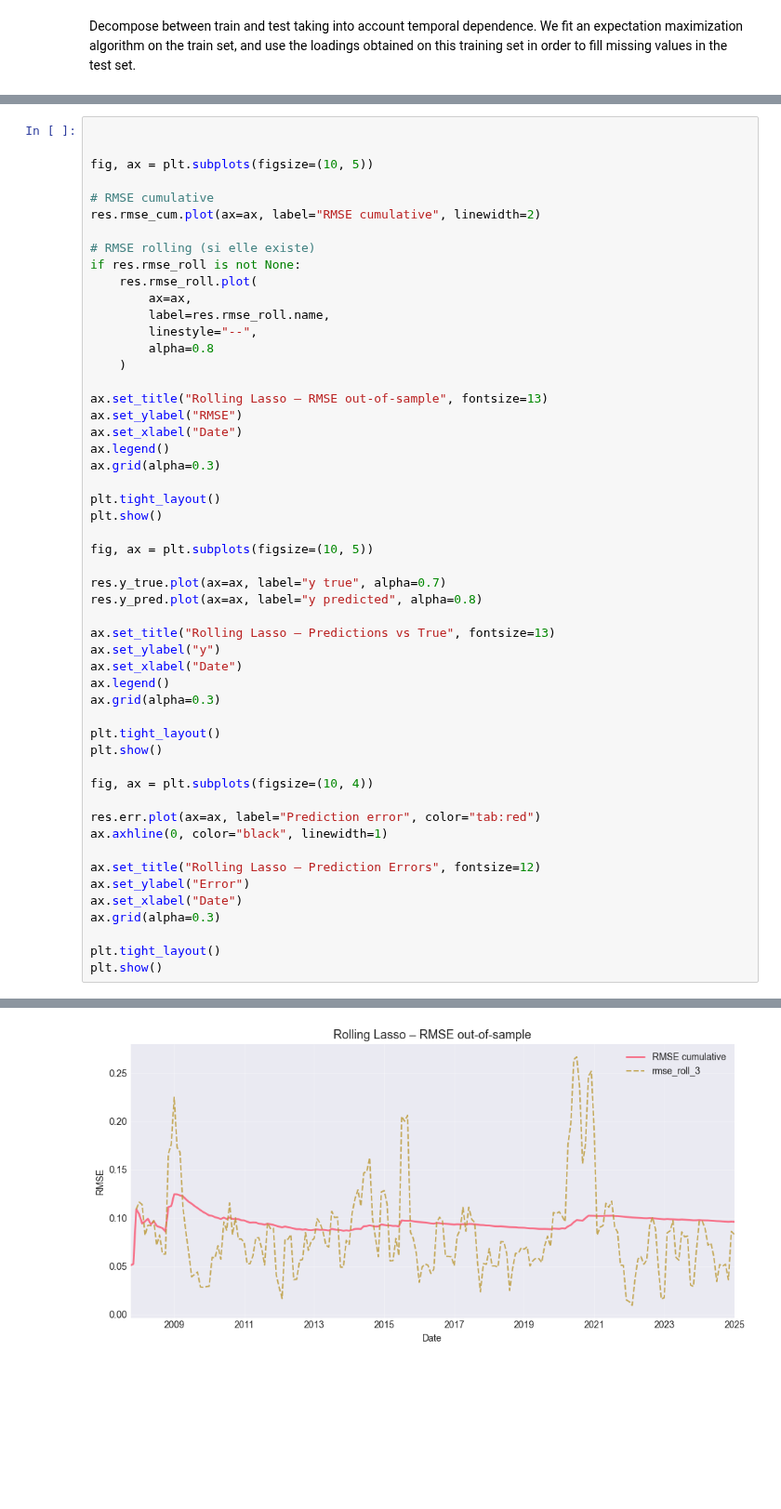
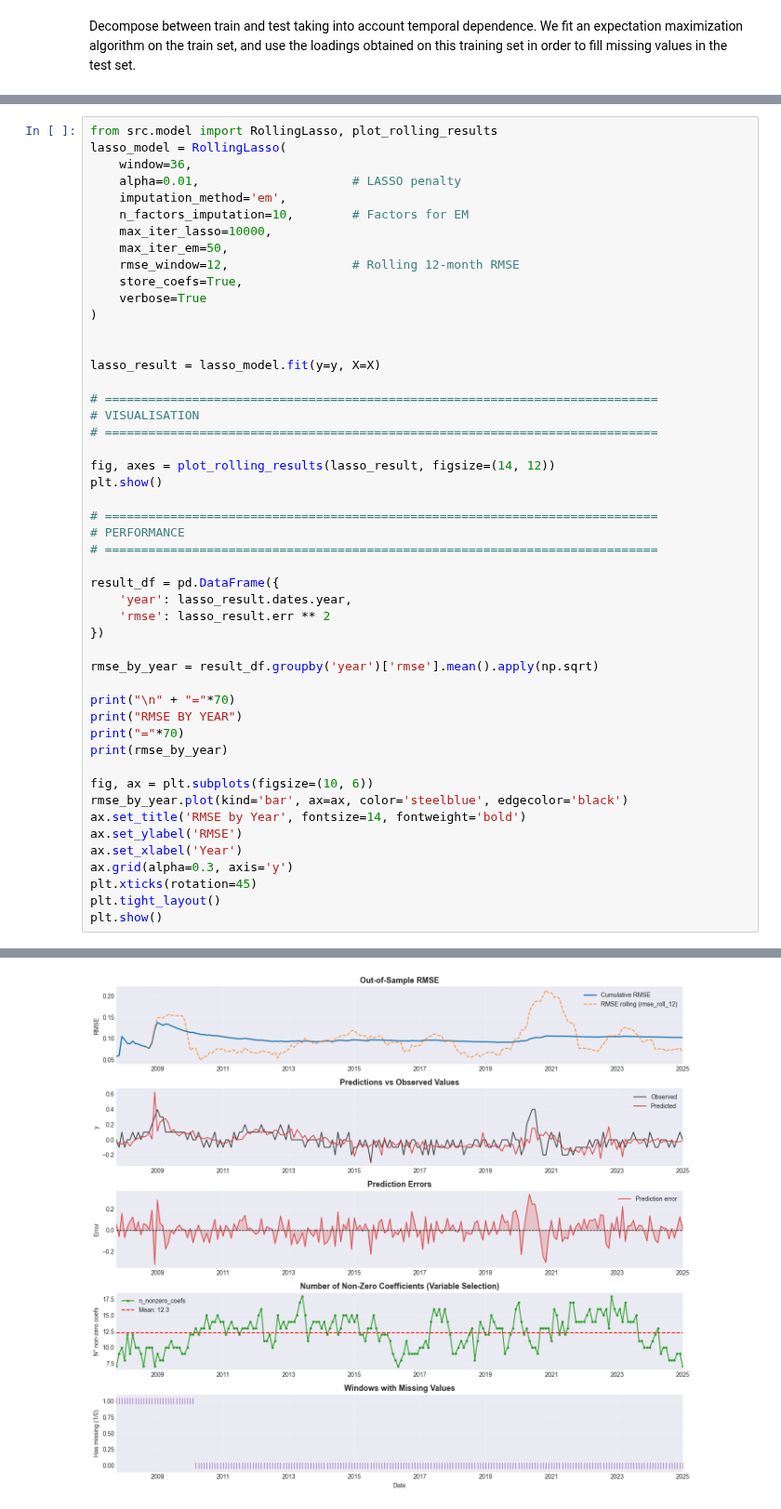
Before and after one commit to Timodang/Macro-financial-index, a Jupyter notebook: main.ipynb, the cells around one changed output, grey strips where cells are left out. Shown at 93% size. Saved outputs shown, nothing was run; the diff lists cells and outputs as text; blank space fills up the shorter version.

```diff
--- a/main.ipynb
+++ b/main.ipynb
@@ -804,53 +780,50 @@ CT pour r=10: 0.879234
 # %%
+from src.model import RollingLasso, plot_rolling_results
+lasso_model = RollingLasso(
+    window=36,
+    alpha=0.01,                     # LASSO penalty
+    imputation_method='em',
+    n_factors_imputation=10,        # Factors for EM
+    max_iter_lasso=10000,
+    max_iter_em=50,
+    rmse_window=12,                 # Rolling 12-month RMSE
+    store_coefs=True,
+    verbose=True
+)
 
 
-fig, ax = plt.subplots(figsize=(10, 5))
+lasso_result = lasso_model.fit(y=y, X=X)
 
-# RMSE cumulative
-res.rmse_cum.plot(ax=ax, label="RMSE cumulative", linewidth=2)
+# ============================================================================
+# VISUALISATION
+# ============================================================================
 
-# RMSE rolling (si elle existe)
-if res.rmse_roll is not None:
-    res.rmse_roll.plot(
-        ax=ax,
-        label=res.rmse_roll.name,
-        linestyle="--",
-        alpha=0.8
-    )
+fig, axes = plot_rolling_results(lasso_result, figsize=(14, 12))
+plt.show()
 
-ax.set_title("Rolling Lasso – RMSE out-of-sample", fontsize=13)
-ax.set_ylabel("RMSE")
-ax.set_xlabel("Date")
-ax.legend()
-ax.grid(alpha=0.3)
+# ============================================================================
+# PERFORMANCE
+# ============================================================================
 
+result_df = pd.DataFrame({
+    'year': lasso_result.dates.year,
+    'rmse': lasso_result.err ** 2
+})
+
+rmse_by_year = result_df.groupby('year')['rmse'].mean().apply(np.sqrt)
+
+print("\n" + "="*70)
+print("RMSE BY YEAR")
+print("="*70)
+print(rmse_by_year)
+
+fig, ax = plt.subplots(figsize=(10, 6))
+rmse_by_year.plot(kind='bar', ax=ax, color='steelblue', edgecolor='black')
+ax.set_title('RMSE by Year', fontsize=14, fontweight='bold')
+ax.set_ylabel('RMSE')
+ax.set_xlabel('Year')
+ax.grid(alpha=0.3, axis='y')
+plt.xticks(rotation=45)
 plt.tight_layout()
 plt.show()
-
-fig, ax = plt.subplots(figsize=(10, 5))
-
-res.y_true.plot(ax=ax, label="y true", alpha=0.7)
-res.y_pred.plot(ax=ax, label="y predicted", alpha=0.8)
-
-ax.set_title("Rolling Lasso – Predictions vs True", fontsize=13)
-ax.set_ylabel("y")
-ax.set_xlabel("Date")
-ax.legend()
-ax.grid(alpha=0.3)
-
-plt.tight_layout()
-plt.show()
-
-fig, ax = plt.subplots(figsize=(10, 4))
-
-res.err.plot(ax=ax, label="Prediction error", color="tab:red")
-ax.axhline(0, color="black", linewidth=1)
-
-ax.set_title("Rolling Lasso – Prediction Errors", fontsize=12)
-ax.set_ylabel("Error")
-ax.set_xlabel("Date")
-ax.grid(alpha=0.3)
-
-plt.tight_layout()
-plt.show()
 # %% [output]
@@ -857 +847 @@ plt.show()
-[figure, old version]
+[figure, new version]
```
Also changed, not shown: parts of 4 cells of this notebook.
